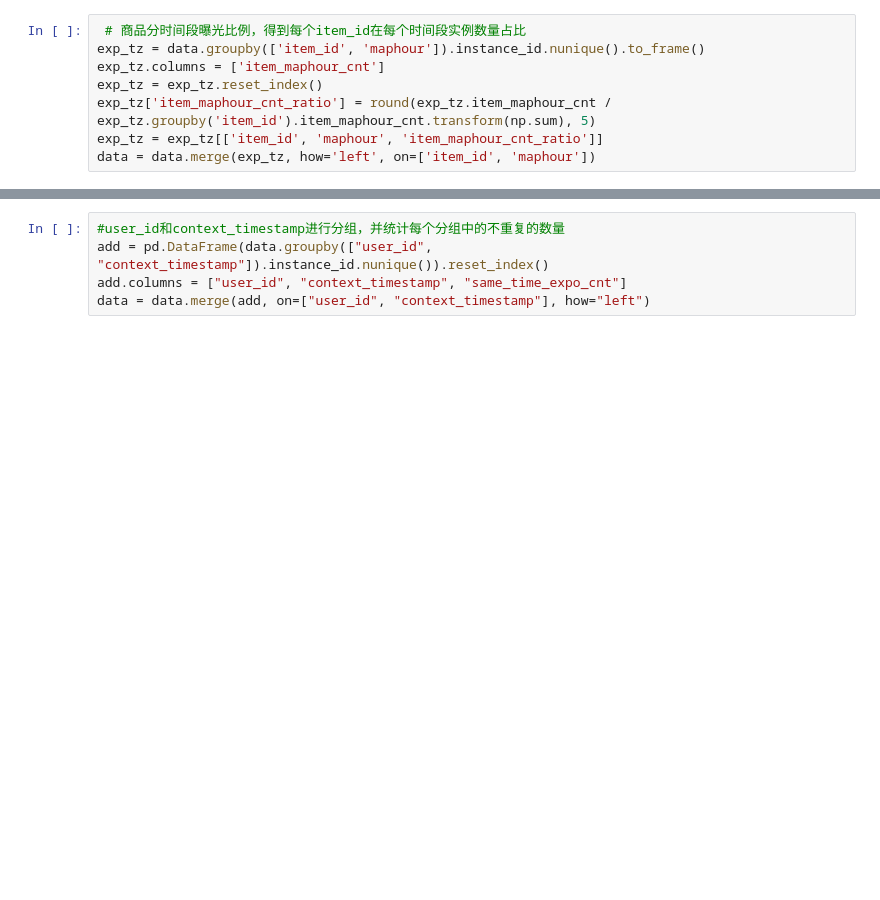
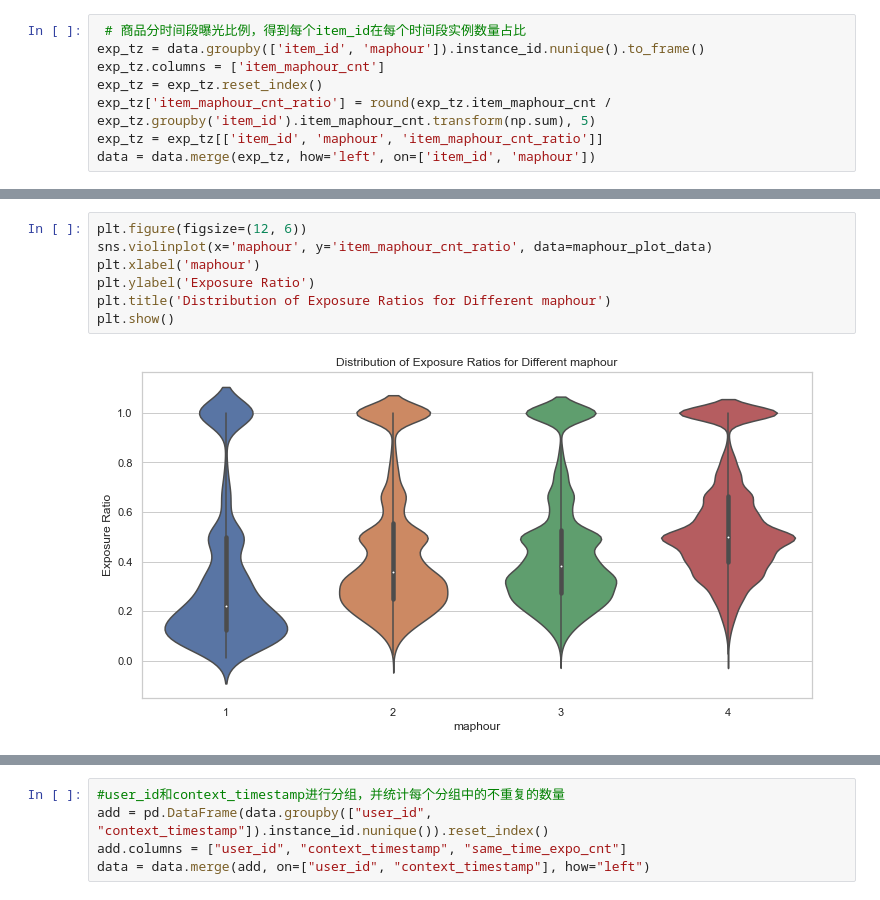
Before and after one commit to IBA6202MA/Search-Advertising-Conversion-Prediction, a Jupyter notebook: feature-engineering-01- basic.ipynb, the cells around one changed output, grey strips where cells are left out. Cells and saved outputs as stored; diff of their text form; blank space fills up the shorter version.

```diff
--- a/feature-engineering-01- basic.ipynb
+++ b/feature-engineering-01- basic.ipynb
@@ -29,0 +56,9 @@ data = data.merge(exp_tz, how='left', on=['item_id', 'maphour'])
+# %%
+plt.figure(figsize=(12, 6))
+sns.violinplot(x='maphour', y='item_maphour_cnt_ratio', data=maphour_plot_data)
+plt.xlabel('maphour')
+plt.ylabel('Exposure Ratio')
+plt.title('Distribution of Exposure Ratios for Different maphour')
+plt.show()
+# %% [output]
+[figure, added]
```
Also changed, not shown: parts of 21 cells of this notebook, 3 other files.
